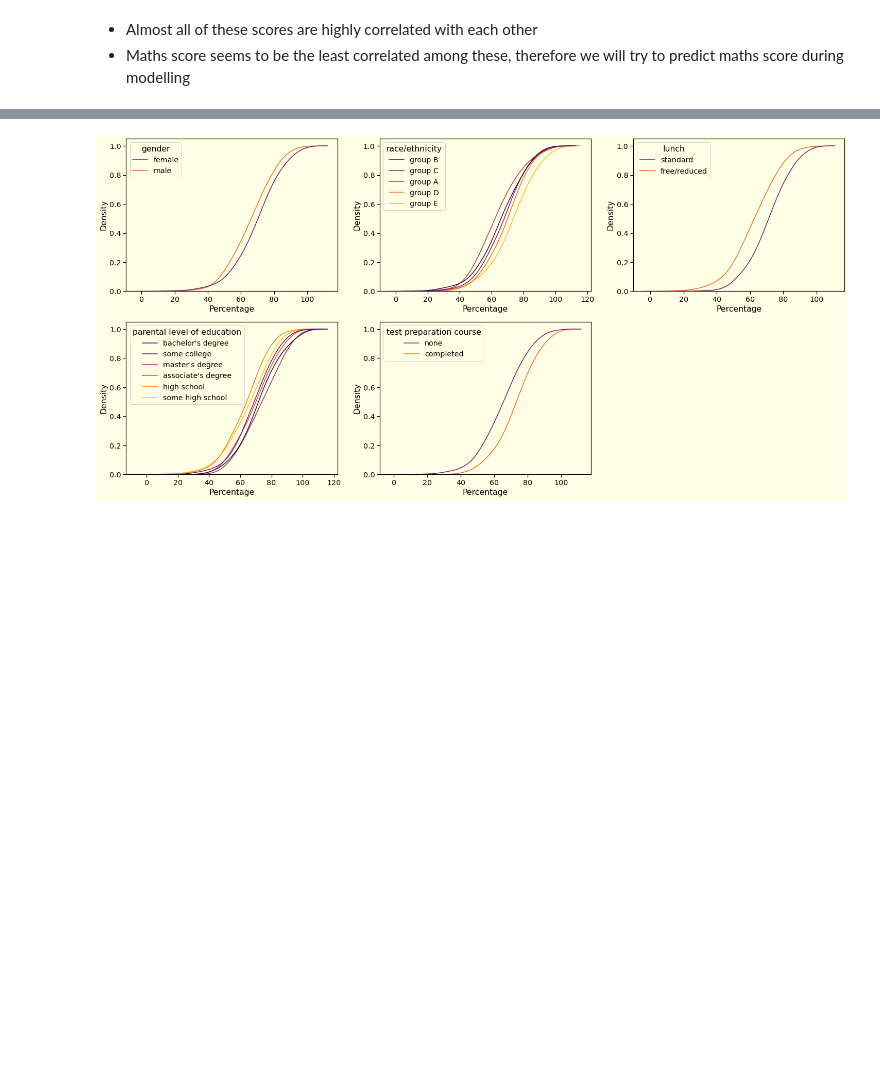
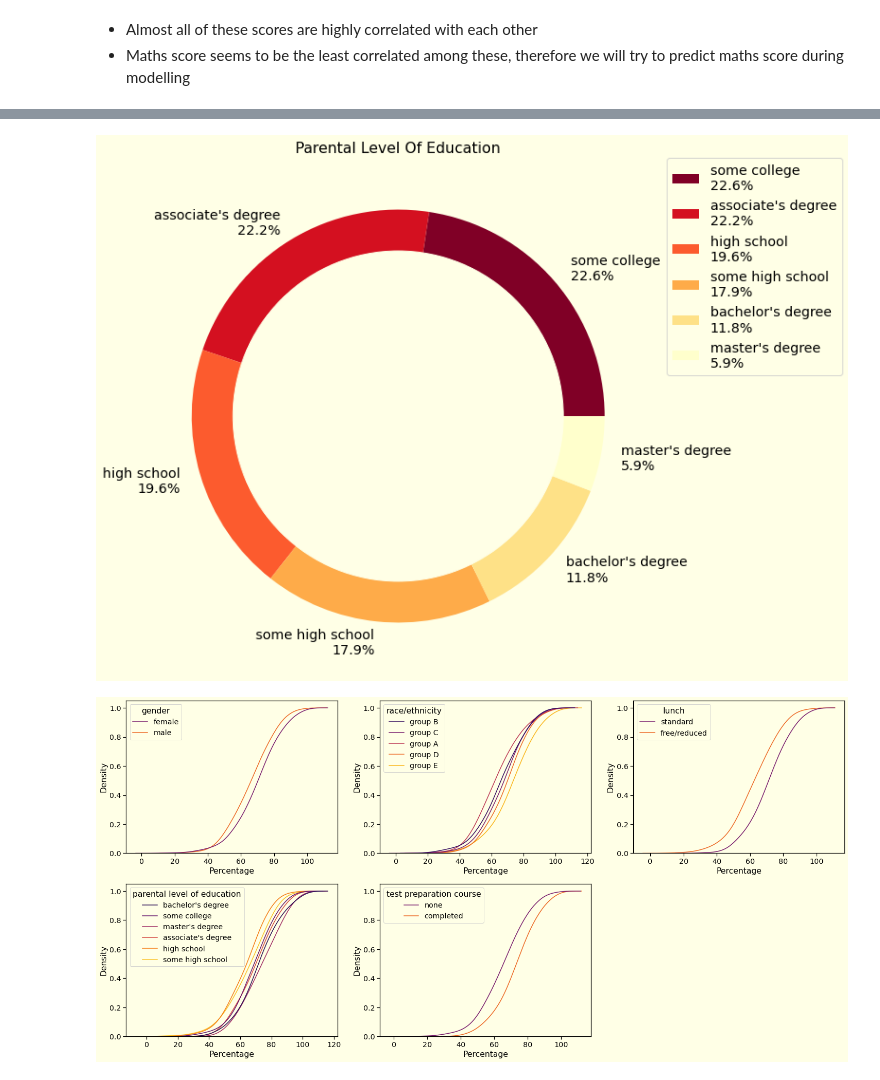
Before and after one commit to Aman123lug/Hacktoberfest2022, a Jupyter notebook: Students Exam Performance.ipynb, the cells around one changed output, grey strips where cells are left out. Cells and saved outputs as stored; diff of their text form; code cells hidden in the pictures; blank space fills up the shorter version.

```diff
--- a/Students Exam Performance.ipynb
+++ b/Students Exam Performance.ipynb
@@ -256,3 +239,23 @@ fig.show()
+# %%
+parental_education = data['parental level of education'].value_counts()
+fig, ax = plt.subplots(figsize=(20, 10), subplot_kw=dict(aspect="equal"))
+
+names = parental_education.index.tolist()
+values = parental_education.values.tolist()
+
+cmap = plt.get_cmap("YlOrRd")
+cmap = cmap.reversed()
+colors = cmap(np.linspace(0, 1, 6))
+
+ax.pie(values, labels = [i[0] + '\n' + str(i[1]/10) + '%'  for i in zip(names,values)],colors = colors)
+circle = plt.Circle( (0,0), 0.8, color='#ffffe6')
+p=plt.gcf()
+p.gca().add_artist(circle)
+ax.set_title("Parental Level Of Education")
+plt.legend(bbox_to_anchor=(1.02, 1), loc='upper left', borderaxespad=0)
+plt.show()
+# %% [output]
+[figure, added]
 # %%
 plt.rcParams['figure.facecolor'] = "#ffffe6"
 plt.rcParams['axes.facecolor'] = "#ffffe6"
```
Also changed, not shown: parts of 10 cells of this notebook.
